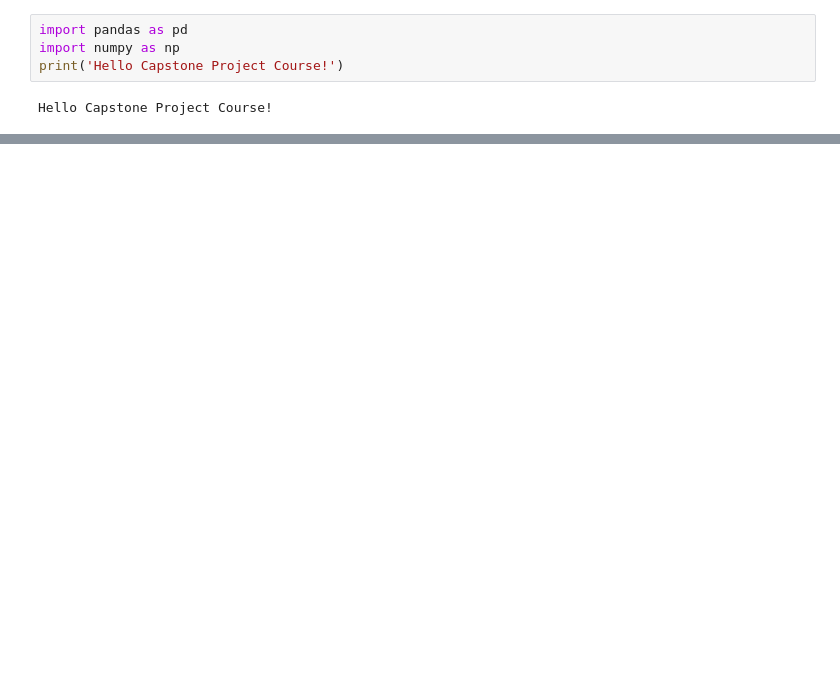
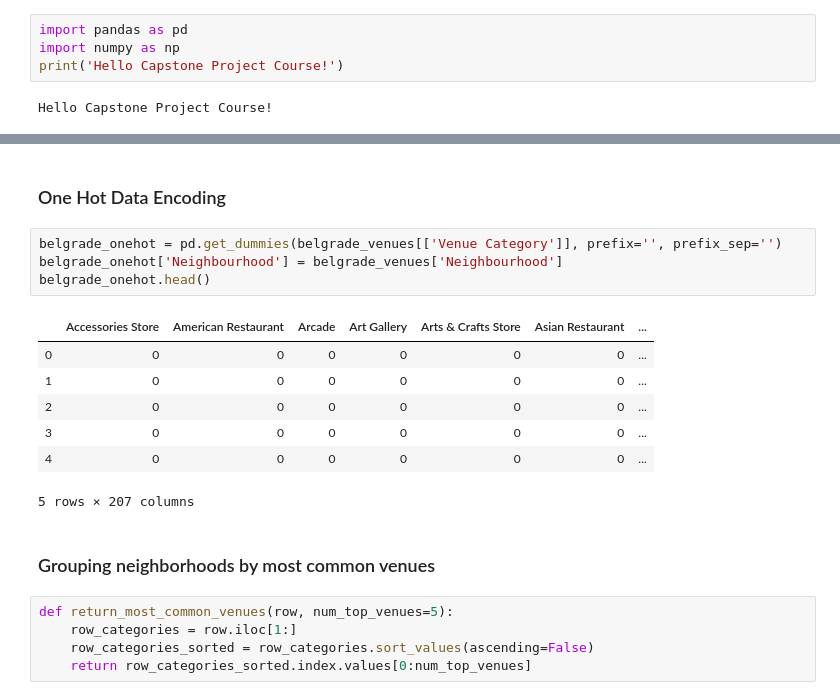
Before and after one commit to JovanNj/Coursera_Capstone, a Jupyter notebook: Capstone Notebook.ipynb, the cells around one changed output, grey strips where cells are left out. Drawn from its saved outputs; the diff is of its cells as text; blank space fills up the shorter version.

```diff
--- a/Capstone Notebook.ipynb
+++ b/Capstone Notebook.ipynb
@@ -10,0 +212,21 @@ Hello Capstone Project Course!
+# %% [markdown]
+### One Hot Data Encoding
+# %%
+belgrade_onehot = pd.get_dummies(belgrade_venues[['Venue Category']], prefix='', prefix_sep='')
+belgrade_onehot['Neighbourhood'] = belgrade_venues['Neighbourhood']
+belgrade_onehot.head()
+# %% [output]
+|  | Accessories Store | American Restaurant | Arcade | Art Gallery | Arts & Crafts Store | Asian Restaurant | ... |
+| 0 | 0 | 0 | 0 | 0 | 0 | 0 | ... |
+| 1 | 0 | 0 | 0 | 0 | 0 | 0 | ... |
+| 2 | 0 | 0 | 0 | 0 | 0 | 0 | ... |
+| 3 | 0 | 0 | 0 | 0 | 0 | 0 | ... |
+| 4 | 0 | 0 | 0 | 0 | 0 | 0 | ... |
+5 rows × 207 columns
+# %% [markdown]
+### Grouping neighborhoods by most common venues
+# %%
+def return_most_common_venues(row, num_top_venues=5):
+    row_categories = row.iloc[1:]
+    row_categories_sorted = row_categories.sort_values(ascending=False)
+    return row_categories_sorted.index.values[0:num_top_venues]
```
Also changed, not shown: parts of 48 cells of this notebook, 6 other files.
